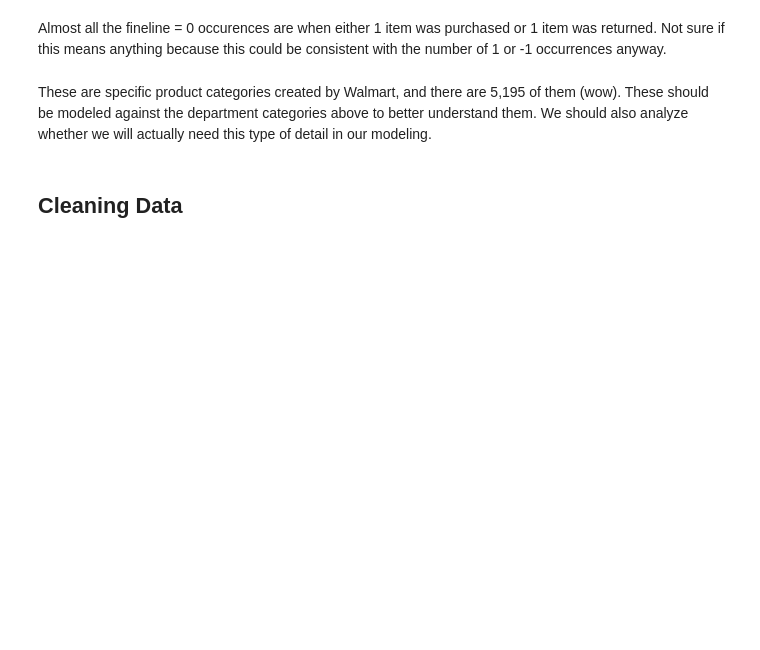
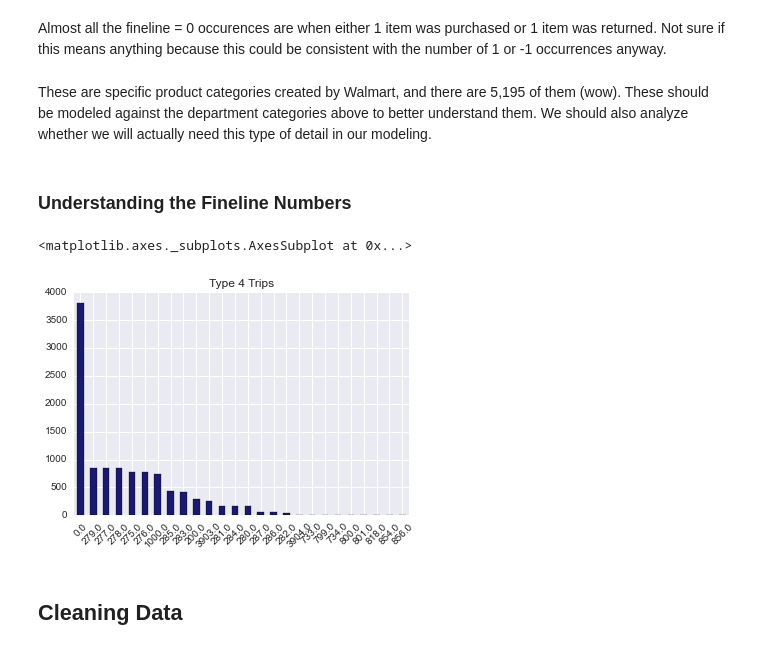
Before and after one commit to hadiviko/Walmart_Kaggle_Competition, a Jupyter notebook: Data Analysis.ipynb, the cells around one changed output. Cells and saved outputs as stored; diff of their text form; code cells hidden in the pictures; blank space fills up the shorter version.

```diff
--- a/Data Analysis.ipynb
+++ b/Data Analysis.ipynb
@@ -184,6 +184,17 @@ dtype: int64
 Almost all the fineline = 0 occurences are when either 1 item was purchased or 1 item was returned. Not sure if this means anything because this could be consistent with the number of 1 or -1 occurrences anyway.
 # %% [markdown]
 These are specific product categories created by Walmart, and there are 5,195 of them (wow). These should be modeled against the department categories above to better understand them. We should also analyze whether we will actually need this type of detail in our modeling.
+# %% [markdown]
+### Understanding the Fineline Numbers
+# %%
+data_fineline_department = data[["DepartmentDescription", "FinelineNumber"]]
+# %%
+fineline_financial = data_fineline_department[data_fineline_department.DepartmentDescription == "FINANCIAL SERVICES"].FinelineNumber.value_counts()
+# %%
+fineline_financial.plot(kind="bar", rot=45, title="Type 4 Trips", color="midnightblue")
+# %% [output]
+<matplotlib.axes._subplots.AxesSubplot at 0x...>
+[figure, added]
 # %% [markdown]
 ## Cleaning Data
 # %%
```
Also changed, not shown: parts of 5 cells of this notebook, 1 other file.
